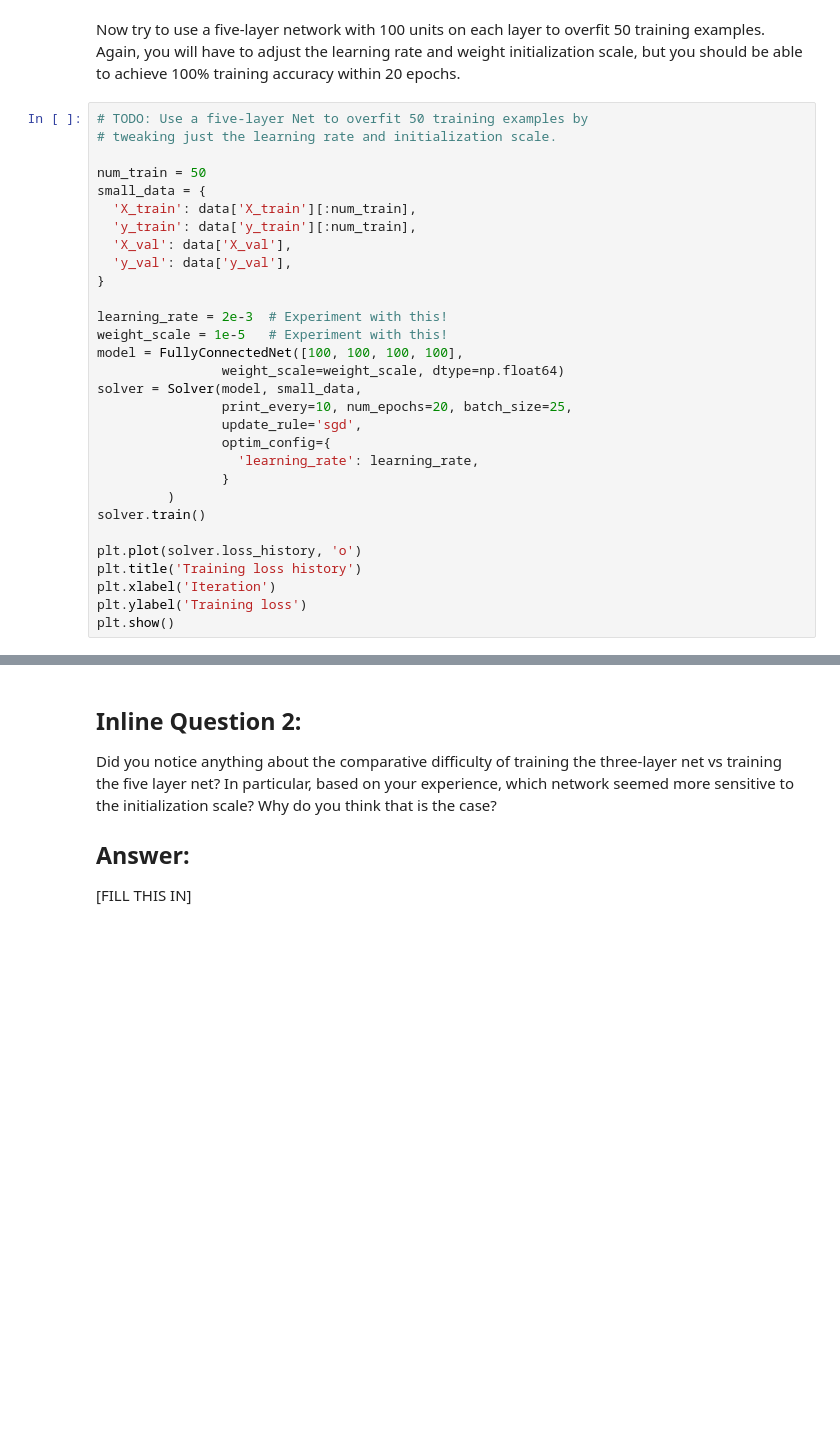
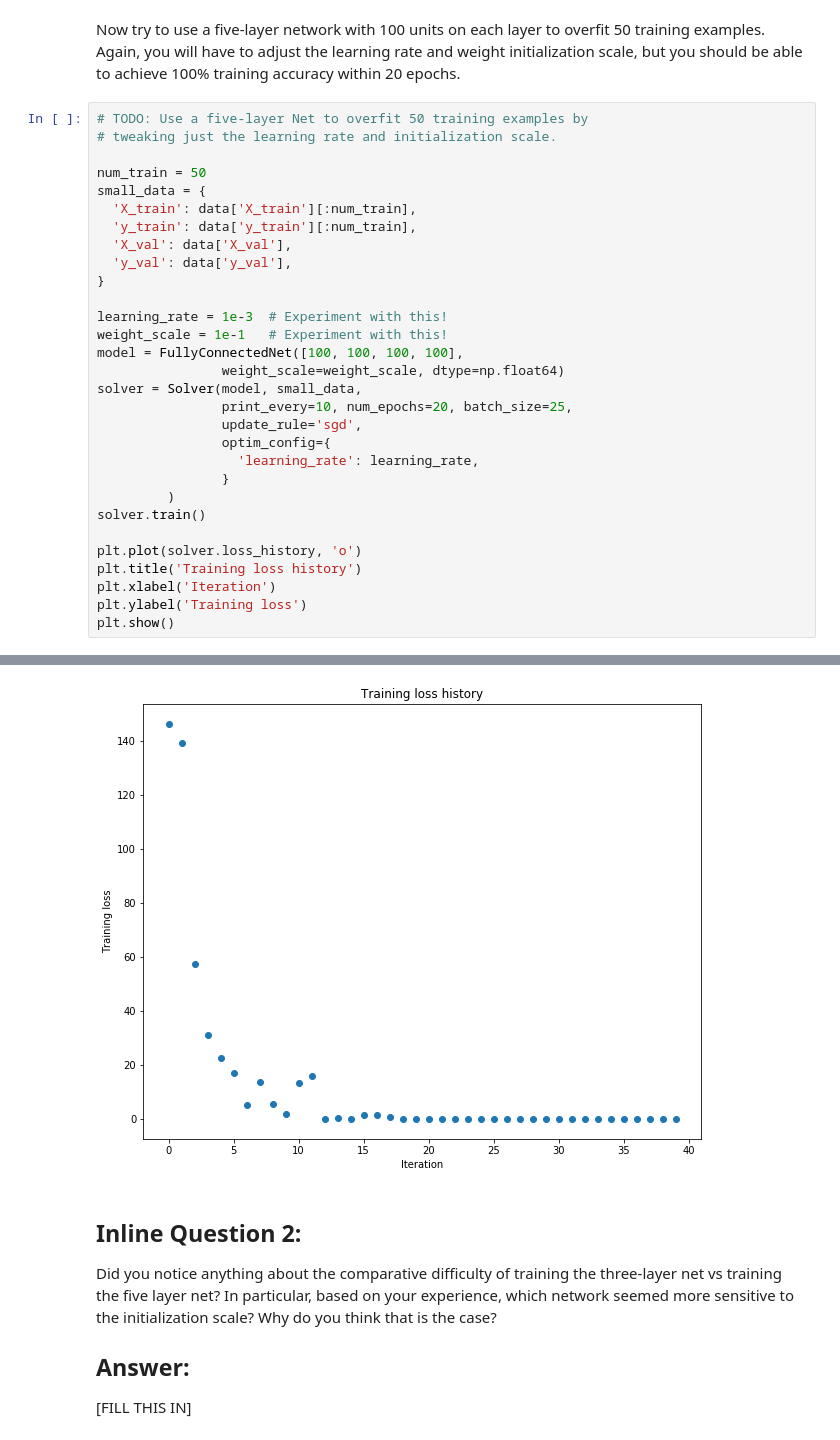
Before and after one commit to HongHanh2104/CS231n_Assignments, a Jupyter notebook: assignment2/FullyConnectedNets.ipynb, the cells around one changed output, grey strips where cells are left out. Drawn from its saved outputs; the diff is of its cells as text; blank space fills up the shorter version.

```diff
--- a/assignment2/FullyConnectedNets.ipynb
+++ b/assignment2/FullyConnectedNets.ipynb
@@ -437,8 +503,8 @@ small_data = {
   'y_val': data['y_val'],
 }
 
-learning_rate = 2e-3  # Experiment with this!
-weight_scale = 1e-5   # Experiment with this!
+learning_rate = 1e-3  # Experiment with this!
+weight_scale = 1e-1   # Experiment with this!
 model = FullyConnectedNet([100, 100, 100, 100],
                 weight_scale=weight_scale, dtype=np.float64)
 solver = Solver(model, small_data,
@@ -455,3 +521,4 @@ plt.title('Training loss history')
 plt.xlabel('Iteration')
 plt.ylabel('Training loss')
 plt.show()
+# %% [output]
@@ -458,3 +542,4 @@ plt.show()
+[figure, added]
 # %% [markdown]
 ## Inline Question 2:
 Did you notice anything about the comparative difficulty of training the three-layer net vs training the five layer net? In particular, based on your experience, which network seemed more sensitive to the initialization scale? Why do you think that is the case?
```
Also changed, not shown: parts of 11 cells of this notebook, 3 other files.
